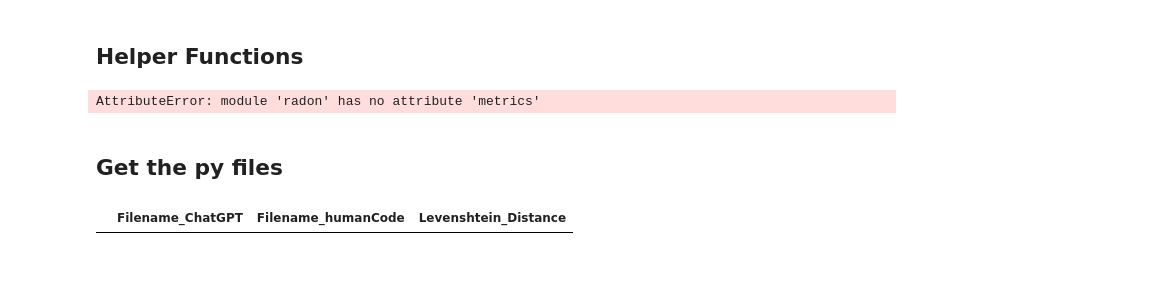
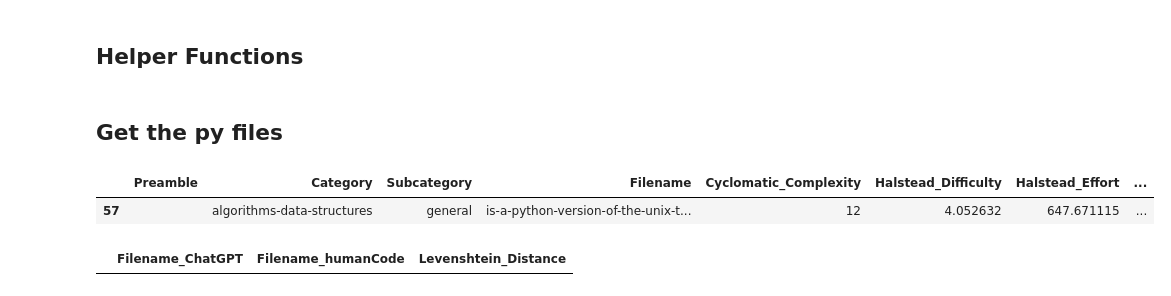
Before and after one commit to mfawadakbar/ChatGPT-promises-and-pitfalls, a Jupyter notebook: prediction_model.ipynb, the cells around one changed output. Saved outputs shown, nothing was run; the diff lists cells and outputs as text; code cells hidden in the pictures; blank space fills up the shorter version.

```diff
--- a/prediction_model.ipynb
+++ b/prediction_model.ipynb
@@ -31,10 +39,6 @@ len(ideas)
 131
 # %% [markdown]
 ## Helper Functions
-# %%
-radon.visitors.HalsteadVisitor
-# %% [output]
-AttributeError: module 'radon' has no attribute 'metrics'
 # %%
 def generate_ast_graph(node):
     """
@@ -215,10 +211,15 @@ def get_all_nodes(Code_df):
 # %%
 ChatGPT_df = get_py_files('3.5turbo')
 humanCode_df = get_py_files('humanCode')
-ChatGPT_df = get_ast_graphs(ChatGPT_df, "3.5turbo")
-humanCode_df = get_ast_graphs(humanCode_df, "humanCode")
-# ChatGPT_df = get_metrics(ChatGPT_df, "3.5turbo")
-# humanCode_df = get_metrics(humanCode_df, "humanCode")
+# ChatGPT_df = get_ast_graphs(ChatGPT_df, "3.5turbo")
+# humanCode_df = get_ast_graphs(humanCode_df, "humanCode")
+ChatGPT_df = get_metrics(ChatGPT_df, "3.5turbo")
+humanCode_df = get_metrics(humanCode_df, "humanCode")
+# %%
+humanCode_df[humanCode_df.Diff_SLoC_LLoC == 106]
+# %% [output]
+|  | Preamble | Category | Subcategory | Filename | Cyclomatic_Complexity | Halstead_Difficulty | Halstead_Effort | ... |
+| 57 |  | algorithms-data-structures | general | is-a-python-version-of-the-unix-t... | 12 | 4.052632 | 647.671115 | ... |
 # %%
 # Finds the distance between the filenames of the two datasets using Levenshtein distance to see if there are any mismatches
 import Levenshtein
```
Also changed, not shown: parts of 5 cells of this notebook.
